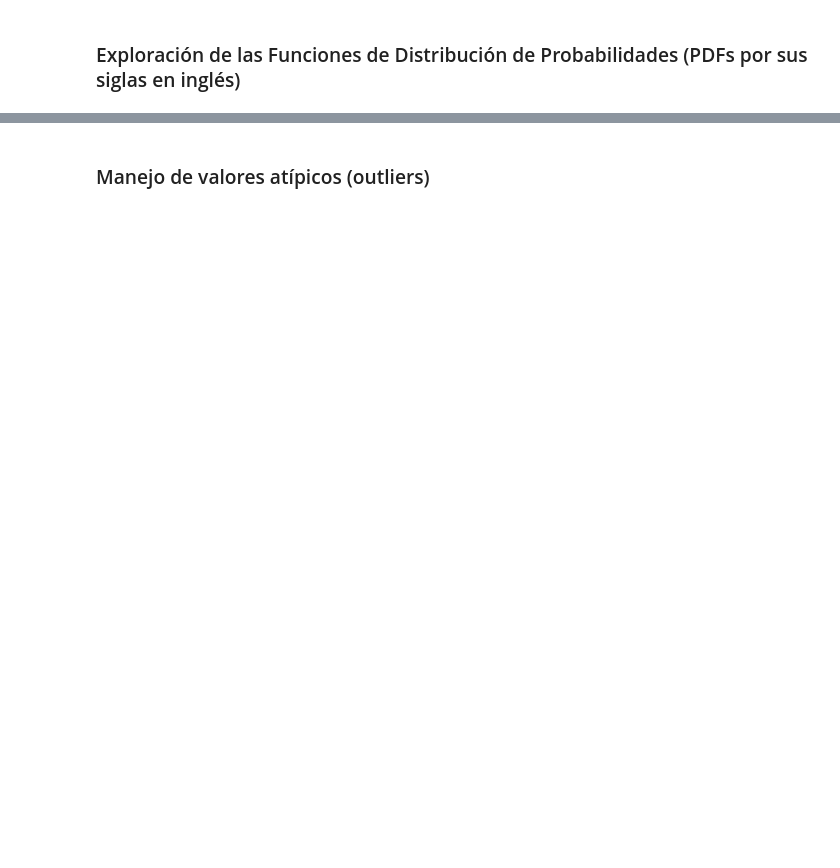
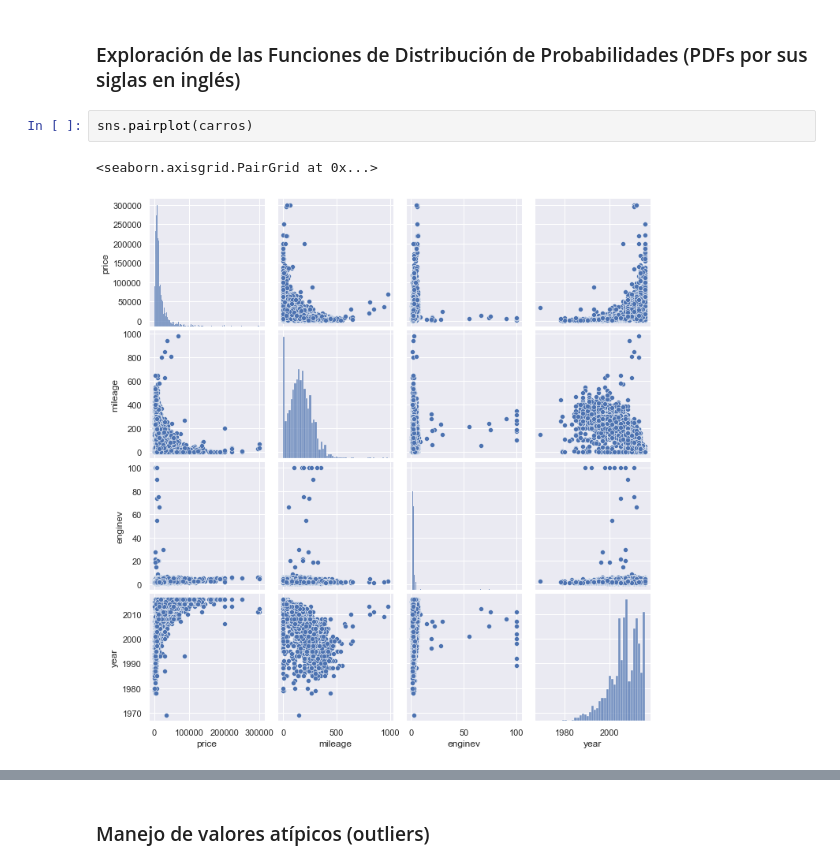
Before and after one commit to ricardoVA999/Lab2-DS, a Jupyter notebook: Lab_Regresion_Lineal.ipynb, the cells around one changed output, grey strips where cells are left out. Drawn from its saved outputs; the diff is of its cells as text; blank space fills up the shorter version.

```diff
--- a/Lab_Regresion_Lineal.ipynb
+++ b/Lab_Regresion_Lineal.ipynb
@@ -21,2 +109,7 @@ A continuación encontrarán que hay encabezados que bien podrían ayudarlos a d
 # %% [markdown]
 ### Exploración de las Funciones de Distribución de Probabilidades (PDFs por sus siglas en inglés)
+# %%
+sns.pairplot(carros)
+# %% [output]
+<seaborn.axisgrid.PairGrid at 0x...>
+[figure, added]
```
Also changed, not shown: parts of 31 cells of this notebook.
